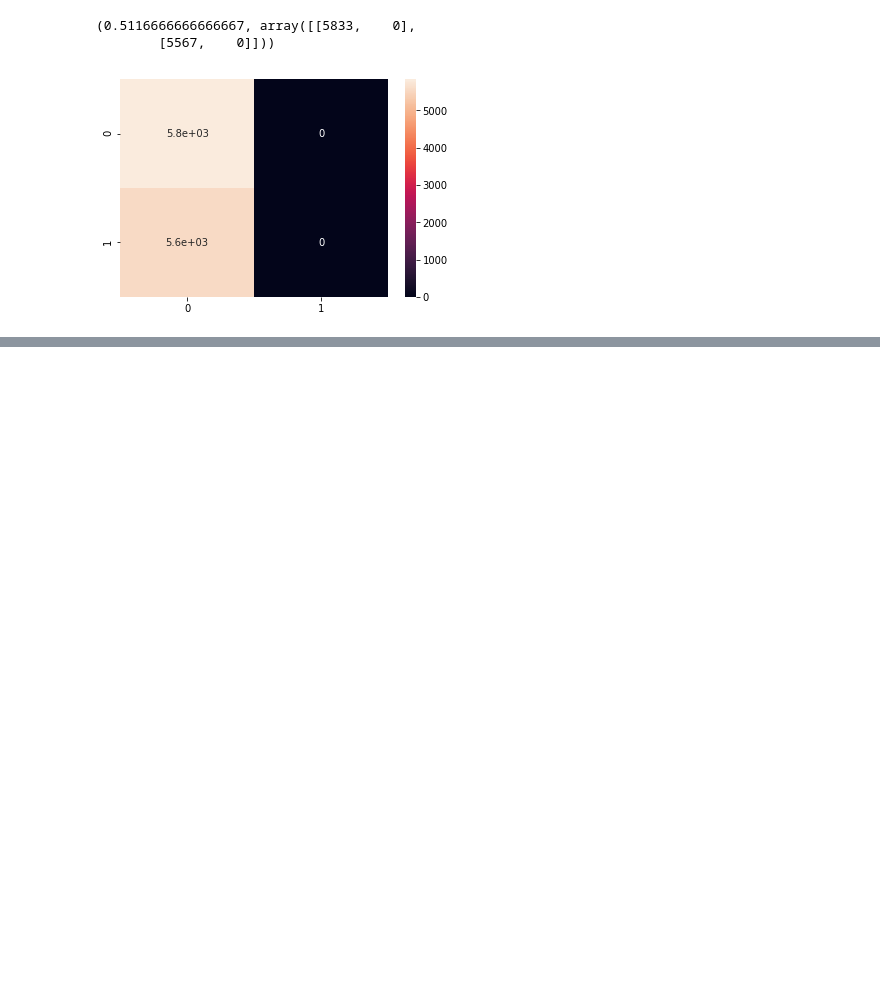
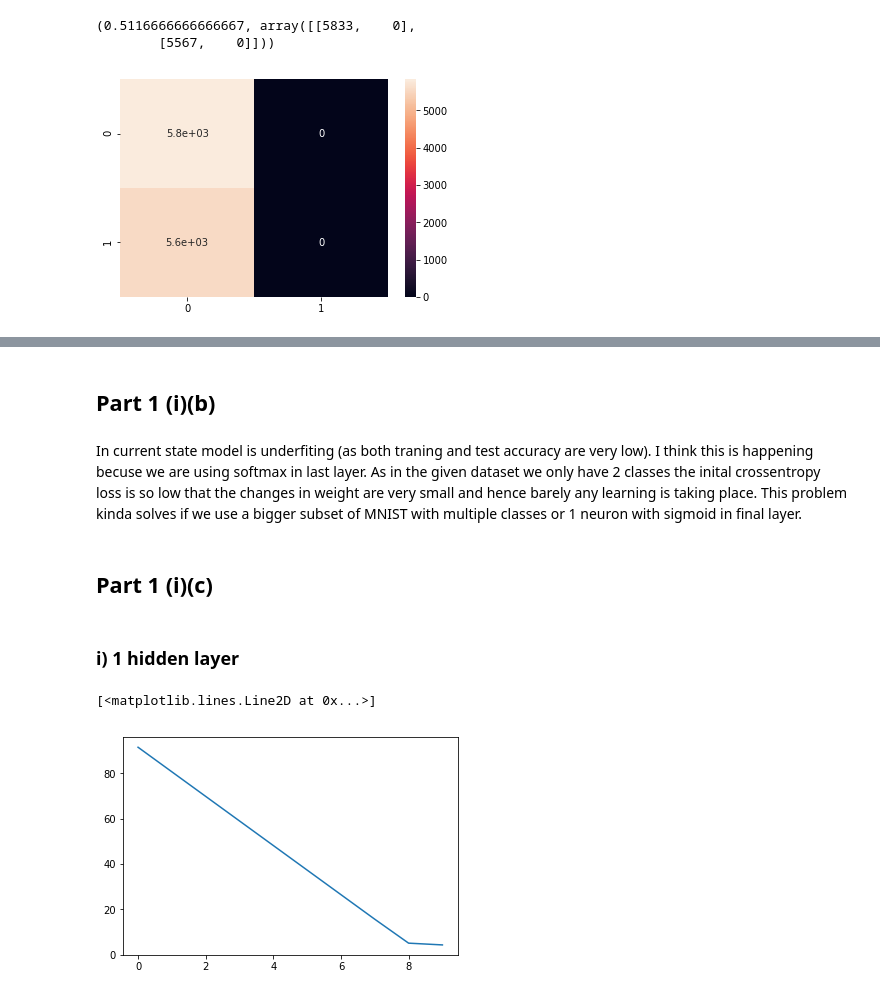
Before and after one commit to Hitkul/ML_course_IIITD, a Jupyter notebook: Assignment 3/Assignment_3.ipynb, the cells around one changed output, grey strips where cells are left out. Saved outputs shown, nothing was run; the diff lists cells and outputs as text; code cells hidden in the pictures; blank space fills up the shorter version.

```diff
--- a/Assignment 3/Assignment_3.ipynb
+++ b/Assignment 3/Assignment_3.ipynb
@@ -287,0 +331,22 @@ Accuracy score = 0.5116666666666667
+# %% [markdown]
+## Part 1 (i)(b)
+# %% [markdown]
+In current state model is underfiting (as both traning and test accuracy are very low). I think this is happening becuse we are using softmax in last layer. As in the given dataset we only have 2 classes the inital crossentropy loss is so low that the changes in weight are very small and hence barely any learning is taking place. This problem kinda solves if we use a bigger subset of MNIST with multiple classes or 1 neuron with sigmoid in final layer.
+# %% [markdown]
+## Part 1 (i)(c)
+# %% [markdown]
+### i) 1 hidden layer
+# %%
+#hyperparameters
+epoch = 10
+learning_rate = 0.0001
+# %%
+%%capture
+weight_layers,bias_layers = init_weights(1,[100])
+hidden_layer_activation = relu
+cost,acc_train,acc_test = train_neural_network(X_train,Y_train,epoch,learning_rate,hidden_layer_activation=hidden_layer_activation)
+# %%
+plt.plot(range(len(cost)),cost)
+# %% [output]
+[<matplotlib.lines.Line2D at 0x...>]
+[figure, added]
```
Also changed, not shown: parts of 24 cells of this notebook.
